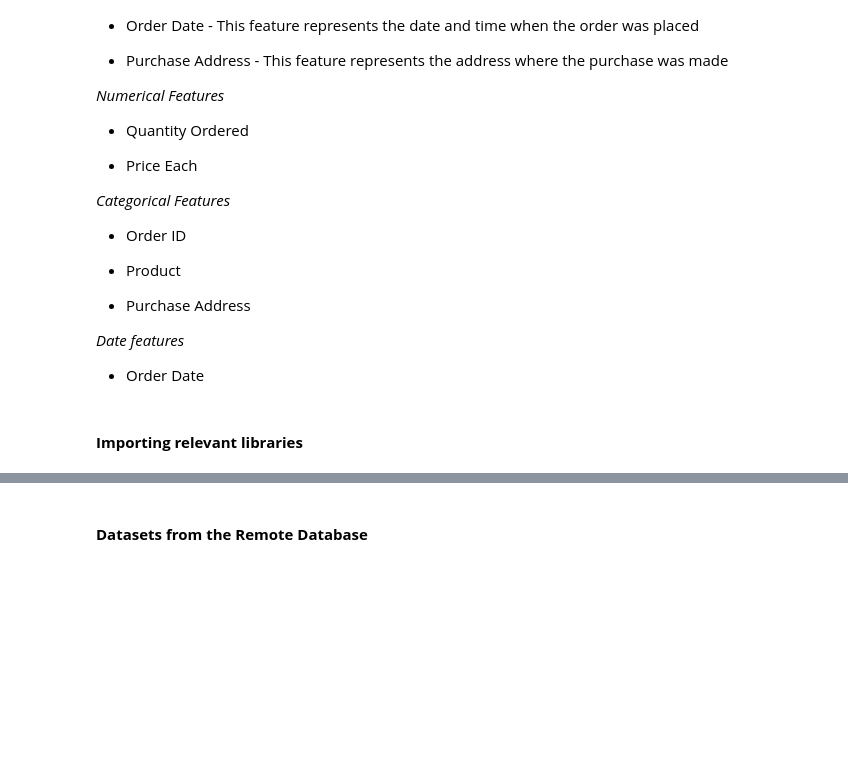
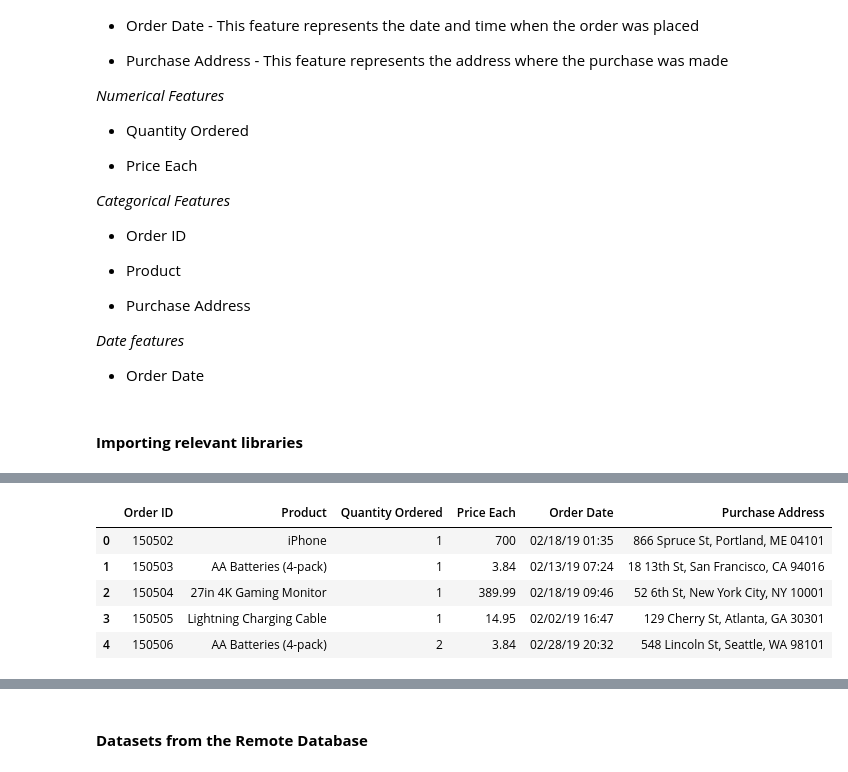
Before and after one commit to BamBamOguns/Sales_Analysis_And_Dashboarding, a Jupyter notebook: main.ipynb, the cells around one changed output, grey strips where cells are left out. Cells and saved outputs as stored; diff of their text form; code cells hidden in the pictures; blank space fills up the shorter version.

```diff
--- a/main.ipynb
+++ b/main.ipynb
@@ -124,0 +134,14 @@ jan_sales.head()
+# %%
+# File path for the OneDrive dataset for analysis and modelling
+file_path2 = 'C:\\Users\\HP\\AzubiCA\\Career Accelerator\\CAPSTONE PROJECT (AZUBI AFRICA)\\getINNOtized Transactional Sales Analysis\\Sales_Analysis_And_Dashboarding\\data\\Sales_February_2019.csv'
+
+# Load the file into the notebook
+feb_sales = pd.read_csv(file_path2)
+feb_sales.head()
+# %% [output]
+|  | Order ID | Product | Quantity Ordered | Price Each | Order Date | Purchase Address |
+| 0 | 150502 | iPhone | 1 | 700 | 02/18/19 01:35 | 866 Spruce St, Portland, ME 04101 |
+| 1 | 150503 | AA Batteries (4-pack) | 1 | 3.84 | 02/13/19 07:24 | 18 13th St, San Francisco, CA 94016 |
+| 2 | 150504 | 27in 4K Gaming Monitor | 1 | 389.99 | 02/18/19 09:46 | 52 6th St, New York City, NY 10001 |
+| 3 | 150505 | Lightning Charging Cable | 1 | 14.95 | 02/02/19 16:47 | 129 Cherry St, Atlanta, GA 30301 |
+| 4 | 150506 | AA Batteries (4-pack) | 2 | 3.84 | 02/28/19 20:32 | 548 Lincoln St, Seattle, WA 98101 |
```
Also changed, not shown: parts of 18 cells of this notebook.
